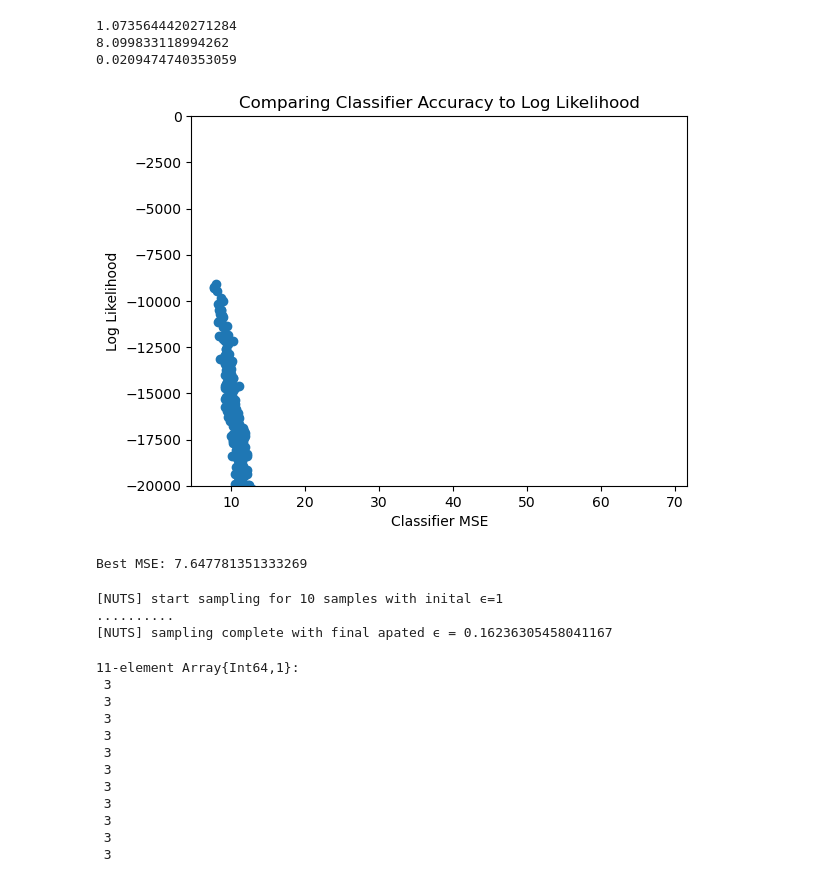
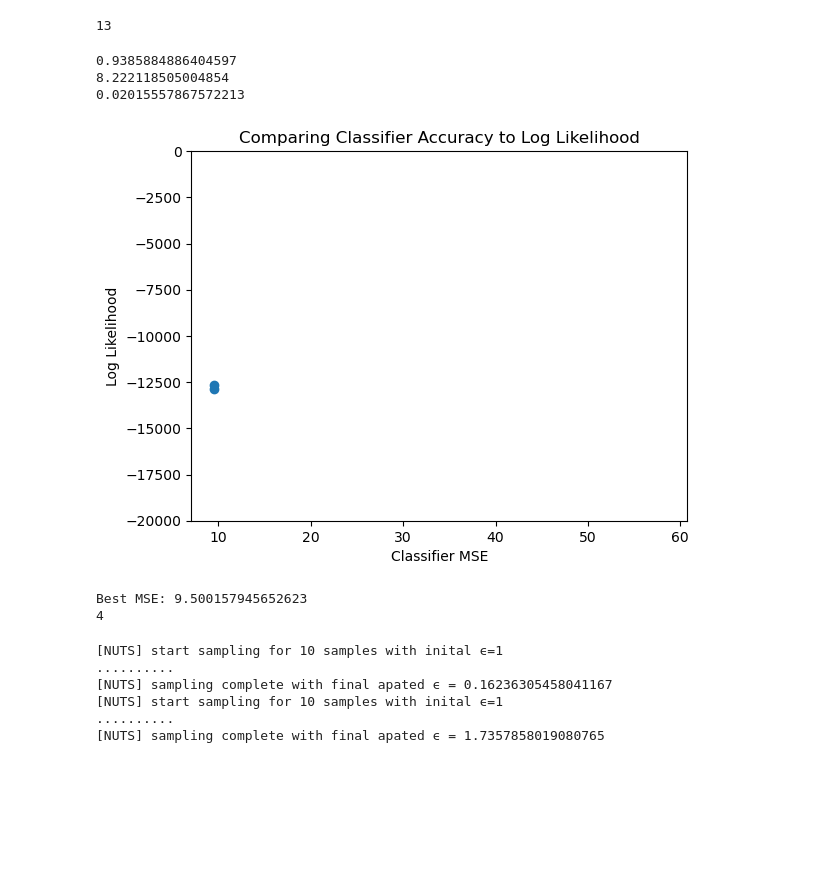
Before and after one commit to jberezow/RJMCMC, a Jupyter notebook: Thesis-RegressionBH.ipynb, the cells around one changed output. Saved outputs shown, nothing was run; the diff lists cells and outputs as text; code cells hidden in the pictures; blank space fills up the shorter version.

```diff
--- a/Thesis-RegressionBH.ipynb
+++ b/Thesis-RegressionBH.ipynb
@@ -57,6 +59,10 @@ k_vector[k_real] = 1.0
 l_range = 4 #Maximum number of layers in the network
 l_list = [Int(i) for i in 1:l_range]
 l_real = 1;
+# %%
+length(x[:,1])
+# %% [output]
+13
 # %%
 #Bayesian Neural Net
 function G(x, trace)
@@ -172,47 +178,53 @@ end;
 #Register Observed Data - Bernoulli
 obs_master = choicemap()::ChoiceMap
 obs_master[:y] = y
 obs = obs_master;
 
 (best_trace,) = generate(interpolator, (x,), obs)
 println(best_trace[:τ₁])
 println(best_trace[:τ₂])
 println(1 / best_trace[:τᵧ])
 
 test_scores = interpolator(x)
 test2 = StatsBase.reconstruct(dy, test_scores)
 mse_scaled(test_scores, y)
 
 #----------------
 #Test Likelihood
 #----------------
-best_trace, scores, mses = likelihood_regression(1000)
+best_trace, scores, mses = likelihood_regression(10)
 PyPlot.scatter(mses, scores)
 plt.title("Comparing Classifier Accuracy to Log Likelihood")
 plt.xlabel("Classifier MSE")
 plt.ylabel("Log Likelihood")
 plt.ylim(-20000,1)
 #plt.xlim(0,2000)
 #plt.legend()
 
 pred_y = G(x,best_trace)
 pred_y = transpose(pred_y)[:,1]
 best_mse = mse_scaled(pred_y, y)
 println("Best MSE: $best_mse")
+println(best_trace[:l])
 # %% [output]
-1.0735644420271284
-8.099833118994262
-0.0209474740353059
+0.9385884886404597
+8.222118505004854
+0.02015557867572213
-[figure, old version]
+[figure, new version]
-Best MSE: 7.647781351333269
+Best MSE: 9.500157945652623
+4
 # %%
 #----------------
 #Fixed NUTS Test
 #----------------
 
 Δ_max = 10000
+obs[:l] = 2
 (trace,) = generate(interpolator, (x,), obs)
-#trace = best_trace
+obs[:l] = 3
+(trace2,) = generate(interpolator, (x,), obs)
+
+#Trace 1
 obs[:l] = trace[:l]
 param_selection = select()
 
@@ -224,24 +236,30 @@ for i=1:obs[:l]+1 #Number of Layers
 end
 
 traces = NUTS(trace, param_selection, 0.75, 10, 3, true);
+
+#Trace 2
+obs[:l] = trace2[:l]
+param_selection = select()
+
+for i=1:obs[:l]+1 #Number of Layers
+    push!(param_selection, (:μ,i))
+    push!(param_selection, (:μb,i))
+    push!(param_selection, (:W,i))
+    push!(param_selection, (:b,i))
+end
+
+traces2 = NUTS(trace2, param_selection, 0.75, 10, 3, true);
 # %% [output]
 [NUTS] start sampling for 10 samples with inital ϵ=1
 ..........
 [NUTS] sampling complete with final apated ϵ = 0.16236305458041167
+[NUTS] start sampling for 10 samples with inital ϵ=1
+..........
+[NUTS] sampling complete with final apated ϵ = 1.7357858019080765
 # %%
 ys = [trace[:y][5] for trace in traces]
-ls = [trace[:l] for trace in traces]
+ls = [i[:l] for i in traces]
+ls2 = [j[:l] for j in traces2]
+println(ls)
+println(ls2)
-# %% [output]
-11-element Array{Int64,1}:
- 3
- 3
- 3
- 3
- 3
- 3
- 3
- 3
- 3
- 3
- 3
 # %%
```
Also changed, not shown: parts of 21 cells of this notebook, 8 other files.
